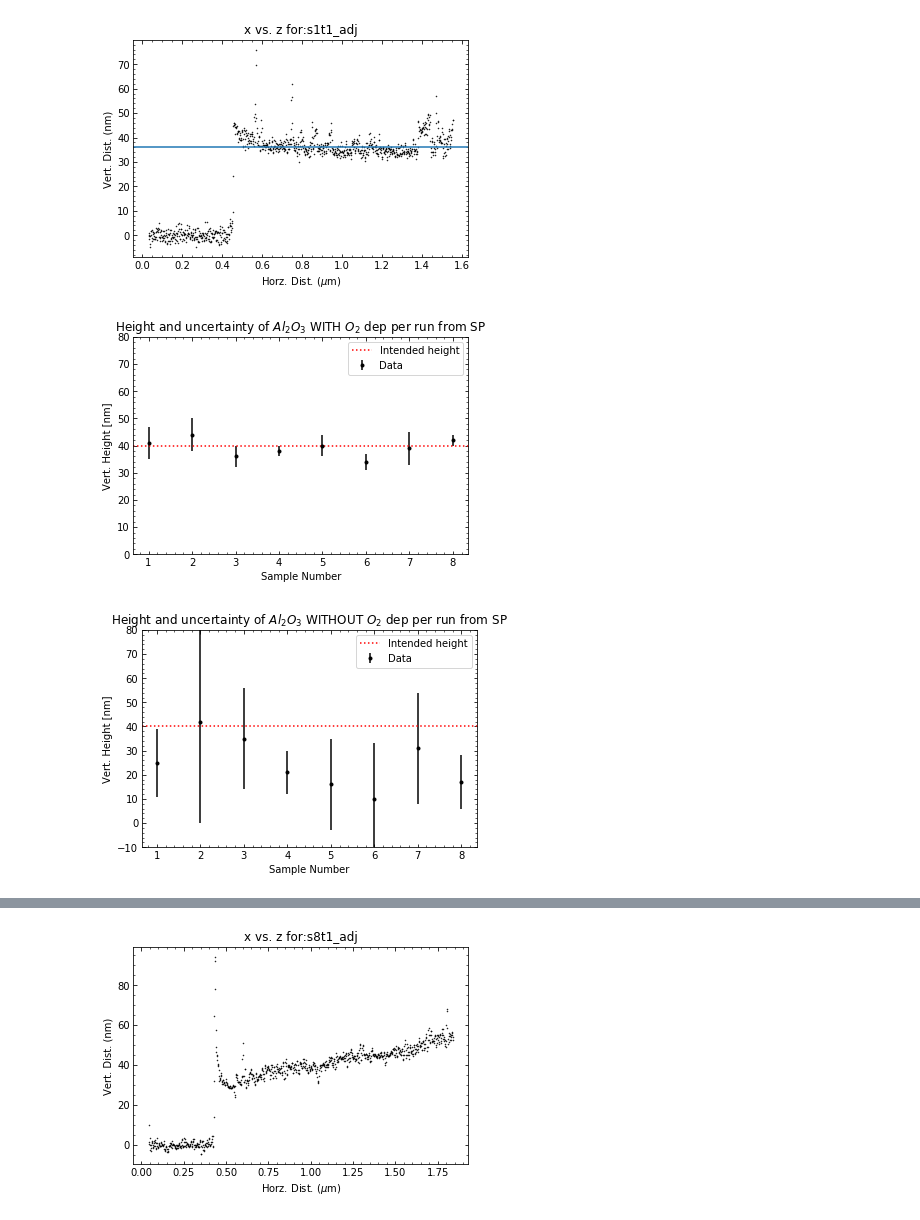
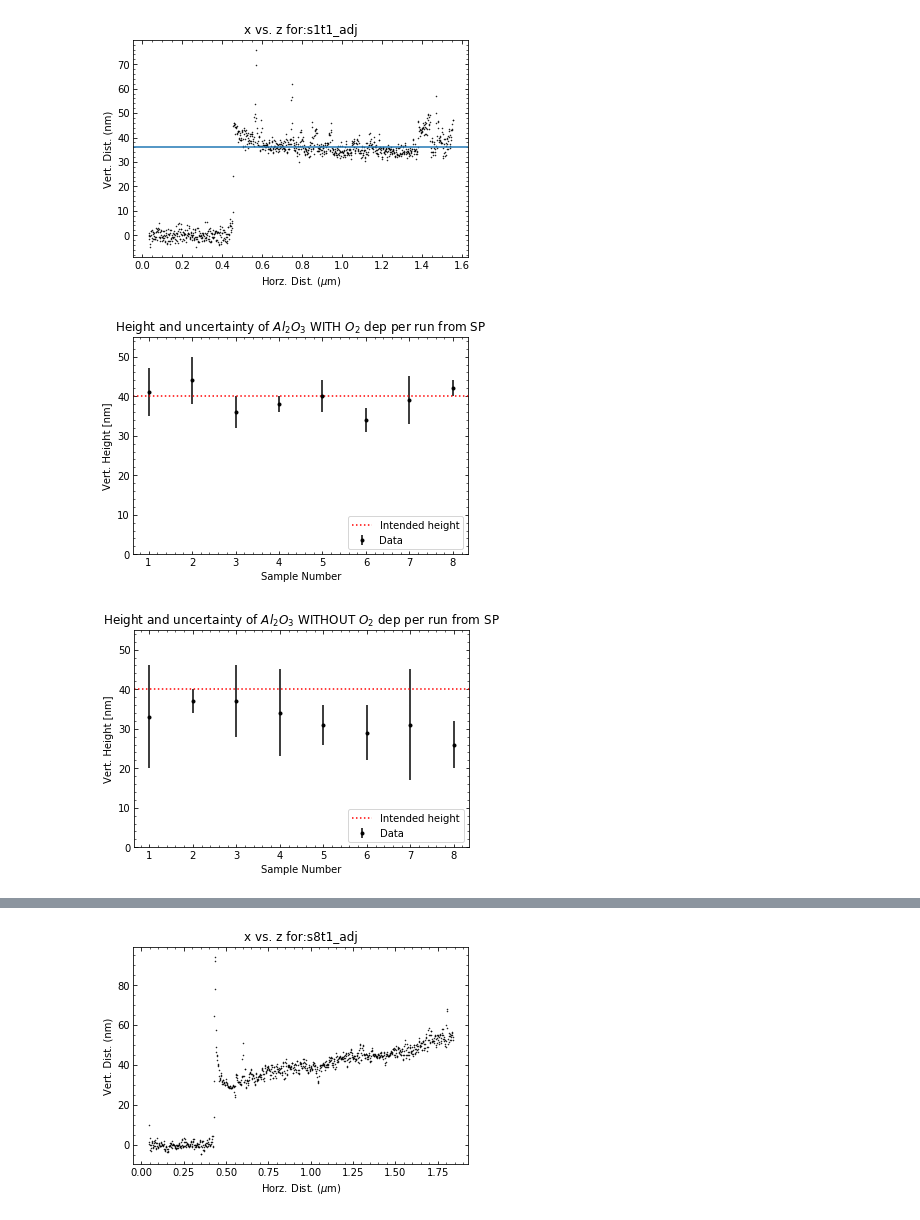
Before and after one commit to adam-fisher37/SP_analysis, a Jupyter notebook: sp_test.ipynb, the cells around one changed output, grey strips where cells are left out. Drawn from its saved outputs; the diff is of its cells as text; code cells hidden in the pictures.

Commit message:
plotted refined data and scatterplot of refined heights

```diff
--- a/sp_test.ipynb
+++ b/sp_test.ipynb
@@ -119,3 +121,11 @@ wavg = np.arange(1,9)
 wstd = np.zeros_like(wavg)
 navg = np.arange(1,9)
 nstd = np.zeros_like(navg)
+n = np.arange(1,9)
+# %%
+wox_h = np.zeros(len(good_wox_h))
+nox_h = np.zeros(len(good_nox_h))
+for i in range(len(wox_h)):
+    wox_h[i] = wox[good_wox_h[i]][0]
+for i in range(len(nox_h)):
+    nox_h[i] = nox[good_nox_h[i]][0]
@@ -122,26 +135,24 @@ nstd = np.zeros_like(navg)
 # %%
 # new wox avg and std
-for i in range(len(wavg)):
-    samp_str = 's'+str(wavg[i])+'.._h'
+for i in range(len(n)):
+    samp_str = 's'+str(n[i])+'.._h'
     s = 0.
     std = 0.
     cts = 0
-    for key in wox:
-        if np.any(bad_wox_h==key):
-            continue
-        if re.search(samp_str,key):
-            s += wox[key][0]
-            std += (wox[key][1])**2
+    for j in range(len(good_wox_h)):
+        if re.search(samp_str,good_wox_h[j]):
+            s += wox[good_wox_h[j]][0]
+            std += (wox[good_wox_h[j]][1])**2
             cts += 1
     wavg[i] = s/cts
     wstd[i] = np.sqrt(std)
 # %%
 # new nox avg and std
-for i in range(len(navg)):
-    samp_str = 's'+str(navg[i])+'.._h'
+for i in range(len(n)):
+    samp_str = 's'+str(n[i])+'.._h'
     s = 0.
     std = 0.
-    cts = 1
+    cts = 0
     for j in range(len(good_nox_h)):
         if re.search(samp_str,good_nox_h[j]):
             s += nox[good_nox_h[j]][0]
@@ -153,21 +164,21 @@ for i in range(len(navg)):
 plt.figure();
 plt.errorbar(n,wavg,yerr=wstd,fmt='k.',label='Data');
 plt.axhline(40.,c='r',ls=':',label='Intended height');
-plt.ylim((0,80.));
+plt.ylim((0,55.));
 plt.xlabel('Sample Number');
 plt.ylabel('Vert. Height [nm]');
-plt.legend(loc='best');
+plt.legend(loc='lower right');
 plt.title('Height and uncertainty of $Al_{2}O_{3}$ WITH $O_2$ dep per run from SP');
 # %% [output]
-[figure, old version]
+[figure, new version]
 # %%
 plt.figure();
 plt.errorbar(n,navg,yerr=nstd,fmt='k.',label='Data');
 plt.axhline(40.,c='r',ls=':',label='Intended height');
-plt.ylim((-10,80.));
+plt.ylim((0,55.));
 plt.xlabel('Sample Number');
 plt.ylabel('Vert. Height [nm]');
-plt.legend(loc='best');
+plt.legend(loc='lower right');
 plt.title('Height and uncertainty of $Al_{2}O_{3}$ WITHOUT $O_2$ dep per run from SP');
 # %% [output]
-[figure, old version]
+[figure, new version]
```
Also changed, not shown: parts of 9 cells of this notebook.
